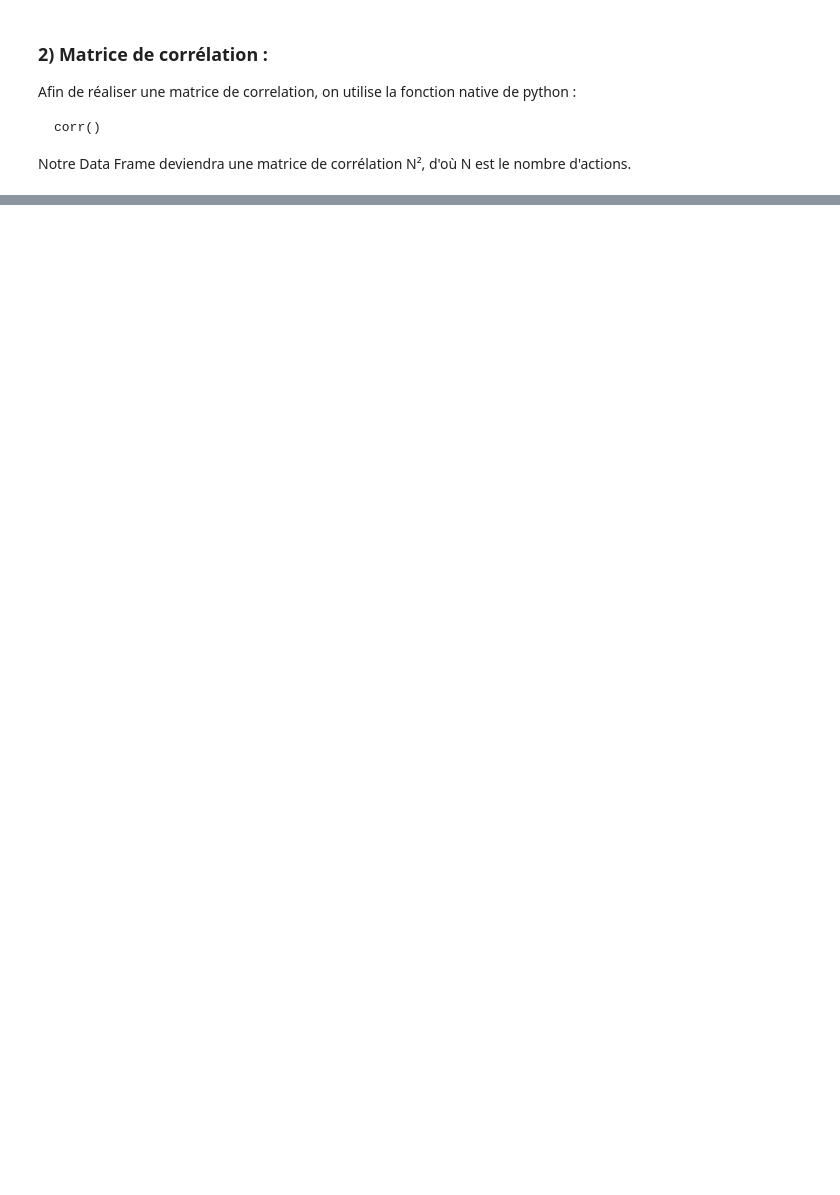
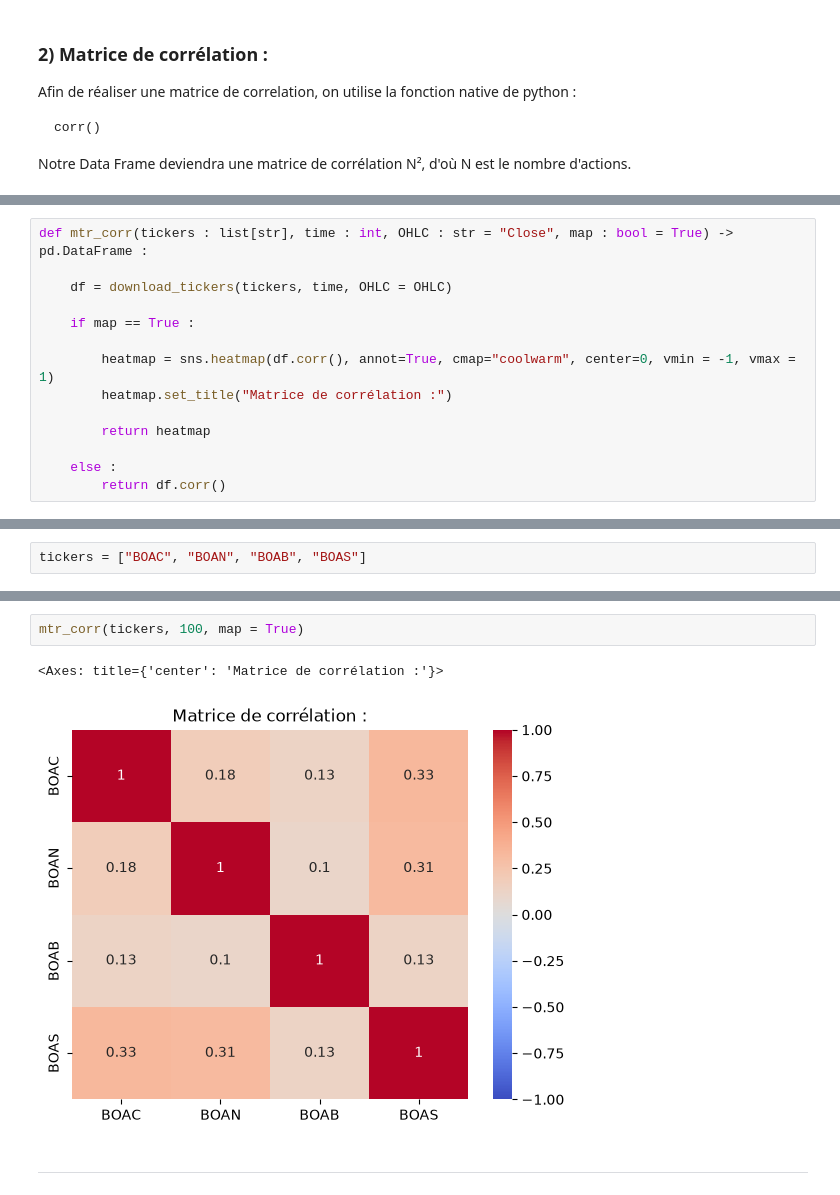
Before and after one commit to Arthure777/Heatmap-of-correlation-between-BRVM-equities, a Jupyter notebook: 2-Code/explication-implémentation.ipynb, the cells around one changed output, grey strips where cells are left out. Drawn from its saved outputs; the diff is of its cells as text; blank space fills up the shorter version.

```diff
--- a/2-Code/explication-implémentation.ipynb
+++ b/2-Code/explication-implémentation.ipynb
@@ -94,0 +136,14 @@ matrice_corr = df.corr()
+# %%
+def mtr_corr(tickers : list[str], time : int, OHLC : str = "Close", map : bool = True) -> pd.DataFrame :
+
+    df = download_tickers(tickers, time, OHLC = OHLC)
+
+    if map == True :
+
+        heatmap = sns.heatmap(df.corr(), annot=True, cmap="coolwarm", center=0, vmin = -1, vmax = 1)
+        heatmap.set_title("Matrice de corrélation :")
+
+        return heatmap
+
+    else :
+        return df.corr()
@@ -94,0 +159,2 @@ matrice_corr = df.corr()
+# %%
+tickers = ["BOAC", "BOAN", "BOAB", "BOAS"]
@@ -94,0 +169,7 @@ matrice_corr = df.corr()
+# %%
+mtr_corr(tickers, 100, map = True)
+# %% [output]
+<Axes: title={'center': 'Matrice de corrélation :'}>
+[figure, added]
+# %% [markdown]
+----
```
Also changed, not shown: parts of 10 cells of this notebook.
